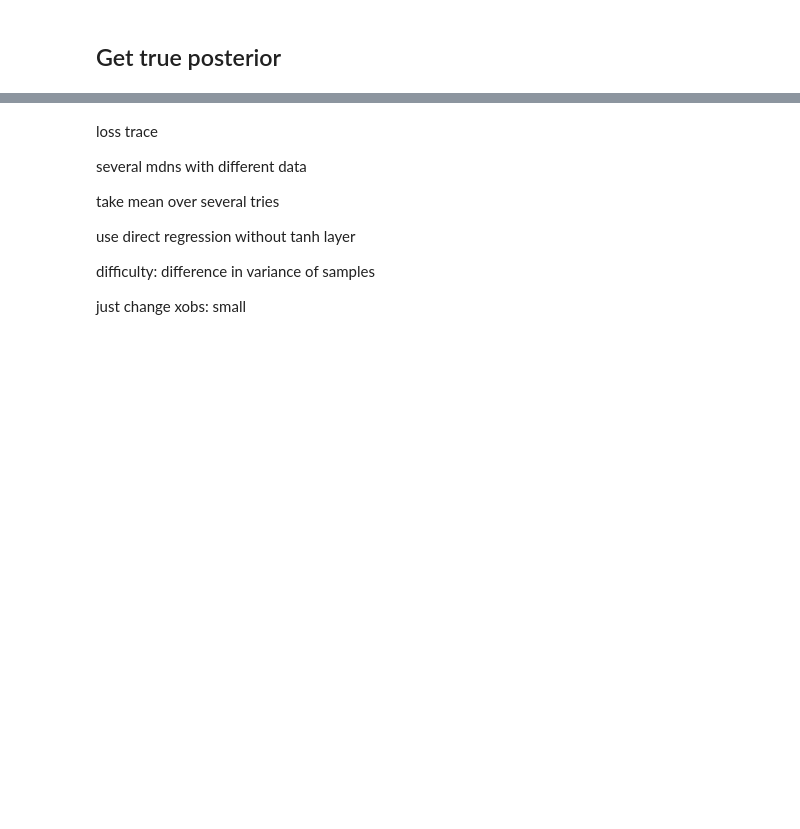
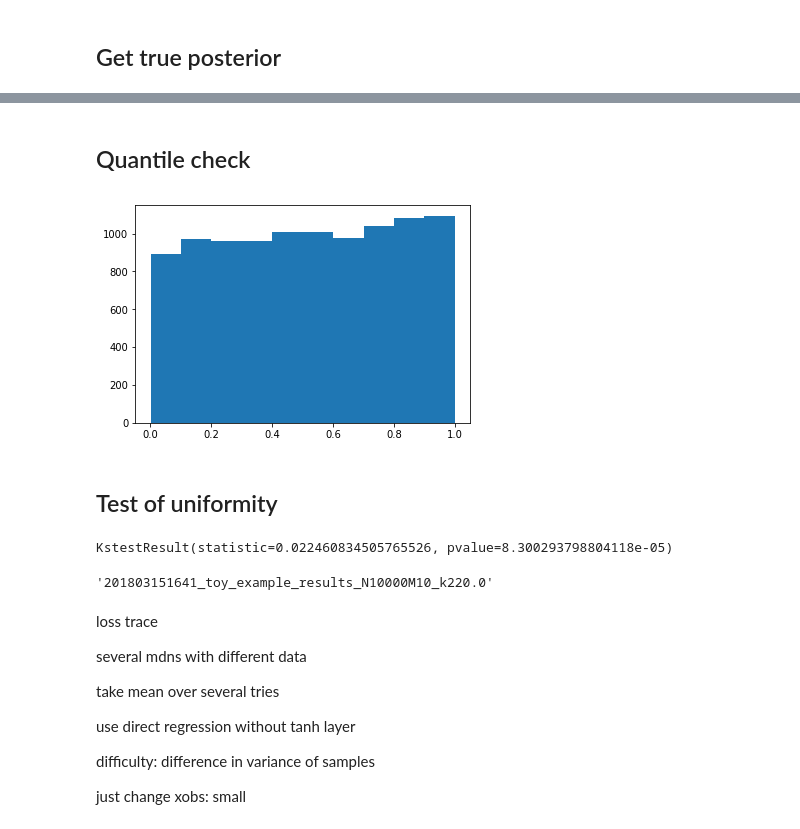
Before and after one commit to janfb/mcabc, a Jupyter notebook: notebooks/ModelComparison_ToyExample.ipynb, the cells around one changed output, grey strips where cells are left out. Saved outputs shown, nothing was run; the diff lists cells and outputs as text; code cells hidden in the pictures; blank space fills up the shorter version.

Commit message:
add quantile checks for toy exampleˆ

```diff
--- a/notebooks/ModelComparison_ToyExample.ipynb
+++ b/notebooks/ModelComparison_ToyExample.ipynb
@@ -207,10 +248,42 @@ plt.xlabel(r'$\lambda$');
+# %% [markdown]
+## Quantile check
+# %%
+# generate test data
+ntest = 10000
+params_test = prior_lam.rvs(size=ntest)
+params_test_zt, _ = normalize(params_test, prior_norm)
+
+x_test = model_poisson.gen(params_test)
+sx_test = calculate_stats_toy_examples(x_test)
+sx_test_zt, _ = normalize(sx_test, data_norm)
+# %%
+qis = np.zeros(ntest)
+# for every test sample
+for ii, (thetao_i, sxo_i) in enumerate(zip(params_test_zt, sx_test_zt)):
+
+    # predict the posterior
+    posterior = model_params_mdn.predict(sxo_i.reshape(1, -1))
+
+    # get quantile of theta_o
+    qis[ii] = posterior.get_quantile(thetao_i)
+# %%
+plt.hist(qis);
+# %% [output]
+[figure, added]
+# %% [markdown]
+## Test of uniformity
+# %%
+scipy.stats.kstest(qis, cdf='uniform')
+# %% [output]
+KstestResult(statistic=0.022460834505765526, pvalue=8.300293798804118e-05)
 # %%
-dict_parampost = dict(seed=seed, trainer=trainer, model_models=model_params_mdn,
+dict_parampost = dict(seed=seed, trainer=trainer, params_mdn=model_params_mdn,
                        x=data_poi, y=params_poi, sx=sx_poi,
+                       x_test=x_test, sx_test=sx_test, y_test=params_test,
                        training_norm=data_norm, prior_norm=prior_norm,
                        theta1=theta1, theta2=theta2, theta3=theta3,
                        k1=k1, k2=k2, k3=k3,
-                       sample_size=sample_size, n_samples=len(params_nb_test))
+                       sample_size=sample_size, n_samples=len(params_poi), qis=qis)
 
 result_dict = dict(model_post=dict_modelpost, param_post=dict_parampost)
 
@@ -221,6 +294,8 @@ with open(full_path_to_file, 'wb') as outfile:
     pickle.dump(result_dict, outfile, protocol=pickle.HIGHEST_PROTOCOL)
 
 filename
+# %% [output]
+'201803151641_toy_example_results_N10000M10_k220.0'
 # %% [markdown]
 loss trace
 
```
Also changed, not shown: parts of 16 cells of this notebook, 2 other files.
